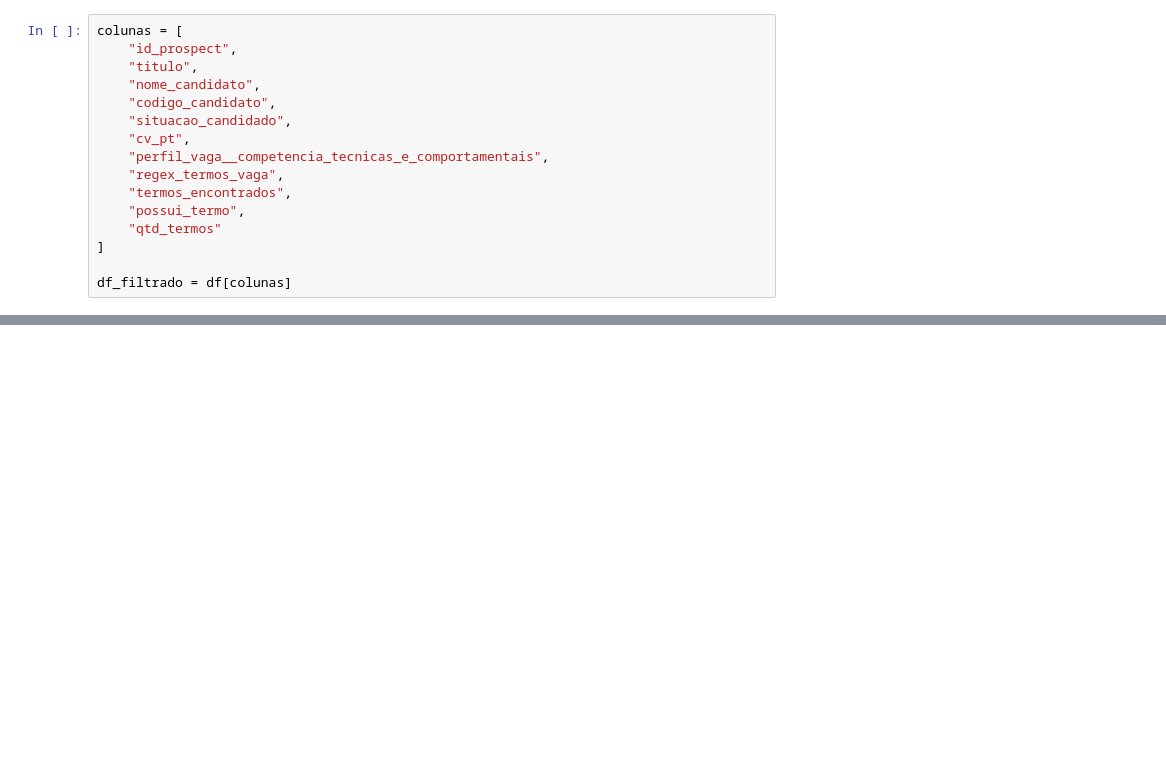
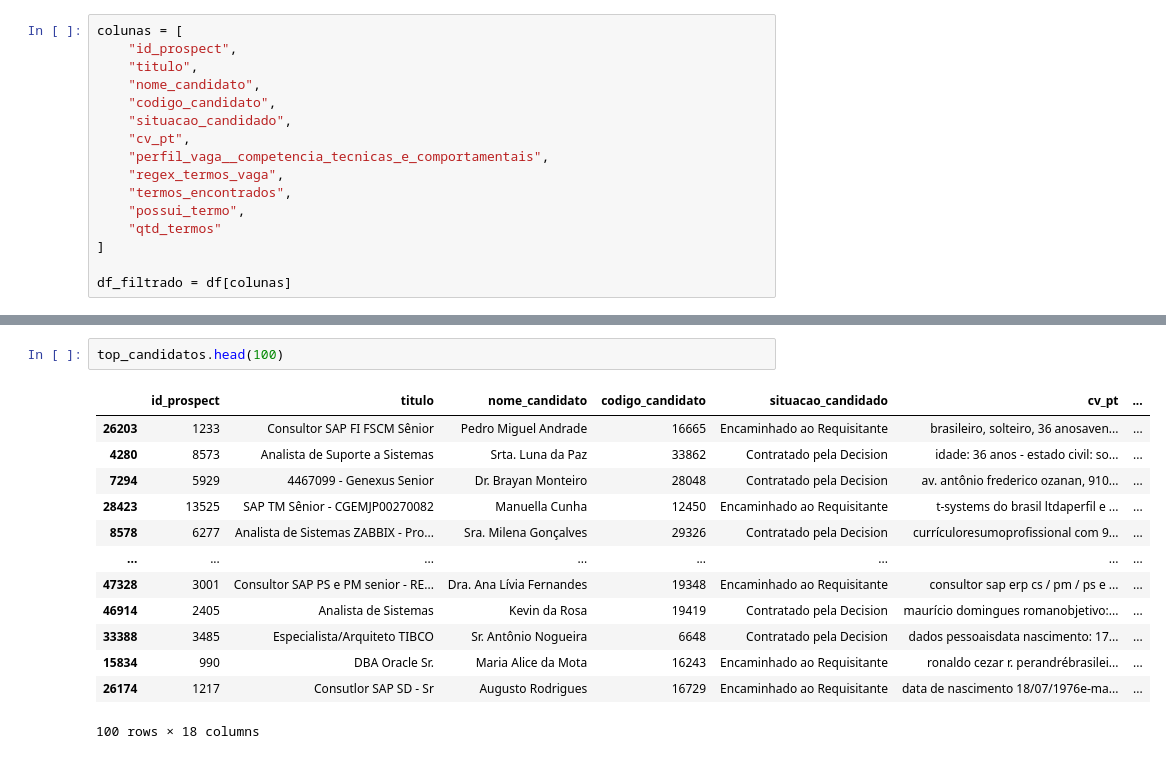
Before and after one commit to KelvynAmaral/Datathon, a Jupyter notebook: Datathon_Exploracao_Dados.ipynb, the cells around one changed output, grey strips where cells are left out. Cells and saved outputs as stored; diff of their text form; blank space fills up the shorter version.

```diff
--- a/Datathon_Exploracao_Dados.ipynb
+++ b/Datathon_Exploracao_Dados.ipynb
@@ -1159,5 +1147,21 @@ And if memory is not enough, you can set `force_col_wise=true`.
 [LightGBM] [Info] Number of data points in the train set: 69758, number of used features: 5
 [LightGBM] [Info] [binary:BoostFromScore]: pavg=0.500000 -> initscore=0.000000
+# %%
+top_candidatos.head(100)
+# %% [output]
+|  | id_prospect | titulo | nome_candidato | codigo_candidato | situacao_candidado | cv_pt | ... |
+| 26203 | 1233 | Consultor SAP FI FSCM Sênior | Pedro Miguel Andrade | 16665 | Encaminhado ao Requisitante | brasileiro, solteiro, 36 anosaven... | ... |
+| 4280 | 8573 | Analista de Suporte a Sistemas | Srta. Luna da Paz | 33862 | Contratado pela Decision | idade: 36 anos - estado civil: so... | ... |
+| 7294 | 5929 | 4467099 - Genexus Senior | Dr. Brayan Monteiro | 28048 | Contratado pela Decision | av. antônio frederico ozanan, 910... | ... |
+| 28423 | 13525 | SAP TM Sênior - CGEMJP00270082 | Manuella Cunha | 12450 | Encaminhado ao Requisitante | t-systems do brasil ltdaperfil e ... | ... |
+| 8578 | 6277 | Analista de Sistemas ZABBIX - Pro... | Sra. Milena Gonçalves | 29326 | Contratado pela Decision | currículoresumoprofissional com 9... | ... |
+| ... | ... | ... | ... | ... | ... | ... | ... |
+| 47328 | 3001 | Consultor SAP PS e PM senior - RE... | Dra. Ana Lívia Fernandes | 19348 | Encaminhado ao Requisitante | consultor sap erp cs / pm / ps e ... | ... |
+| 46914 | 2405 | Analista de Sistemas | Kevin da Rosa | 19419 | Contratado pela Decision | maurício domingues romanobjetivo:... | ... |
+| 33388 | 3485 | Especialista/Arquiteto TIBCO | Sr. Antônio Nogueira | 6648 | Contratado pela Decision | dados pessoaisdata nascimento: 17... | ... |
+| 15834 | 990 | DBA Oracle Sr. | Maria Alice da Mota | 16243 | Encaminhado ao Requisitante | ronaldo cezar r. perandrébrasilei... | ... |
+| 26174 | 1217 | Consutlor SAP SD - Sr | Augusto Rodrigues | 16729 | Encaminhado ao Requisitante | data de nascimento 18/07/1976e-ma... | ... |
+100 rows × 18 columns
 # %%
 import joblib
 
```
Also changed, not shown: parts of 4 cells of this notebook, 1 other file.
